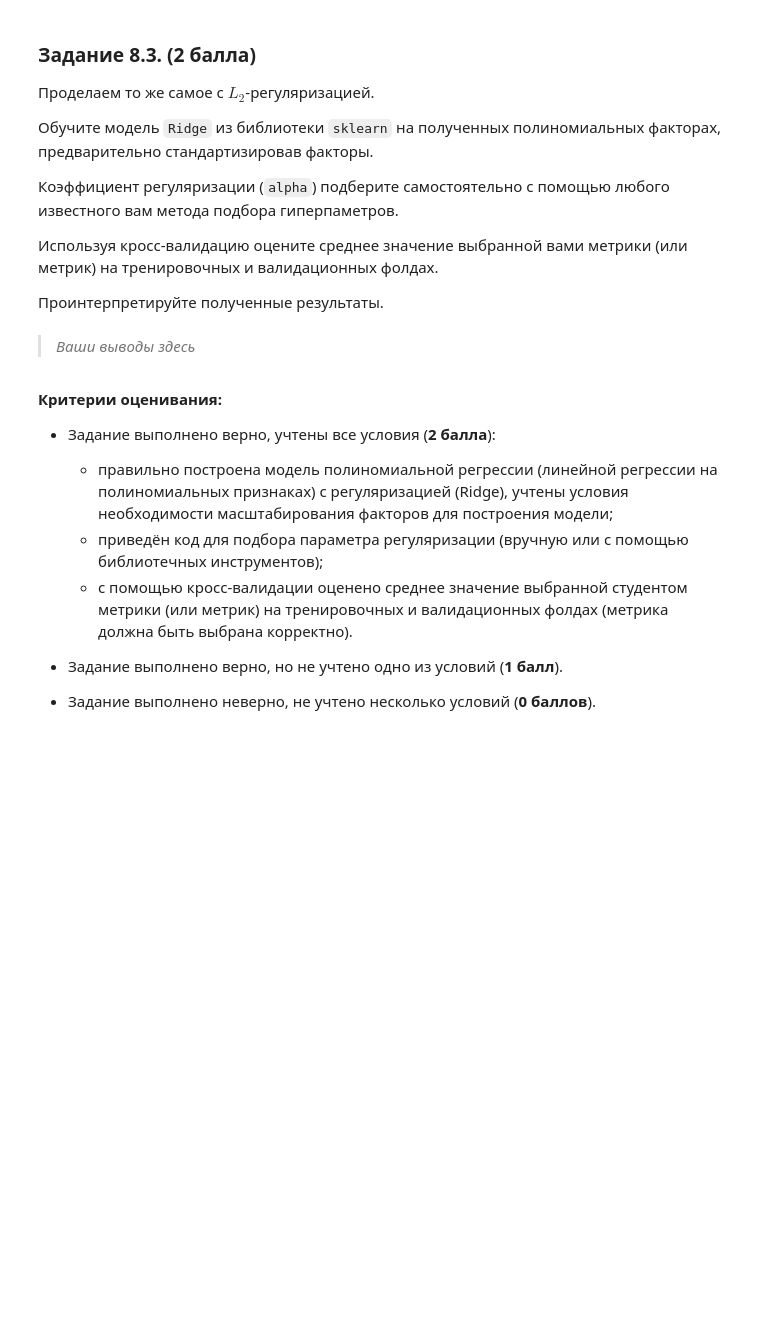
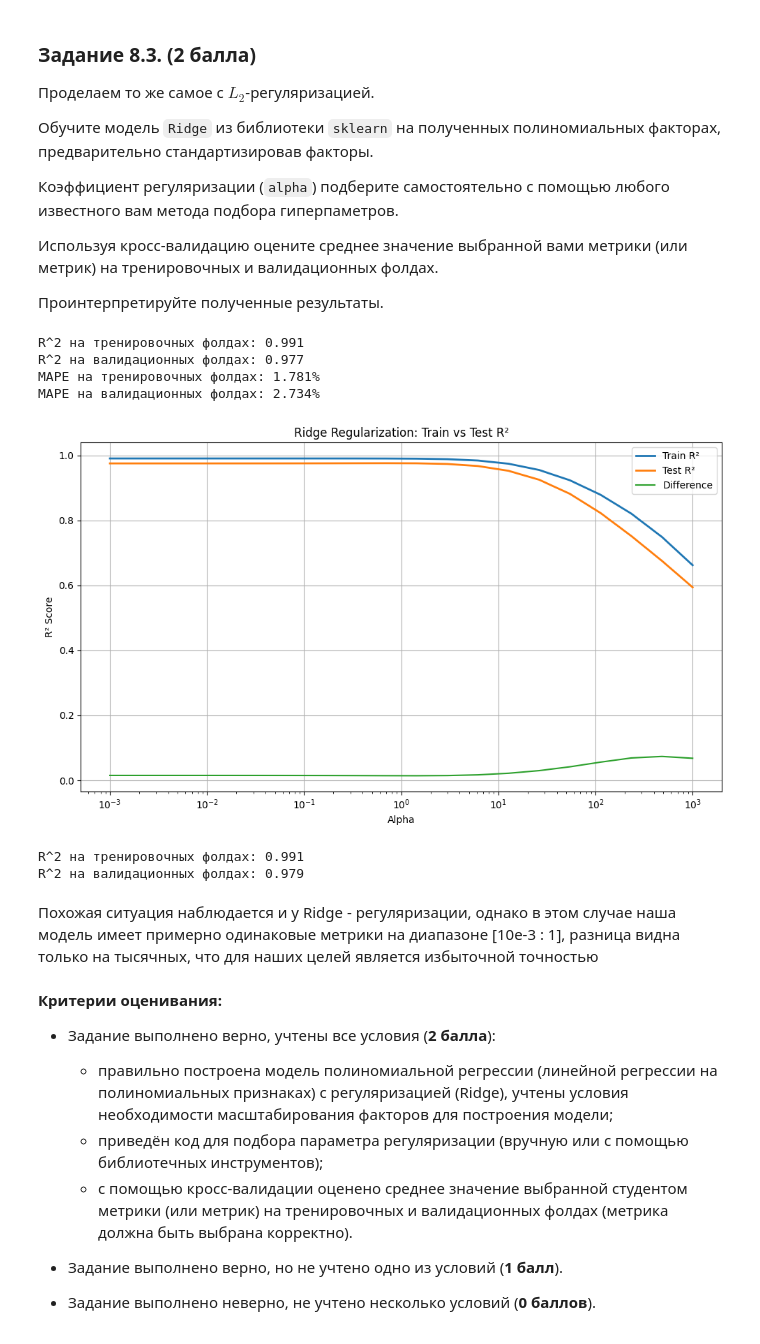
Before and after one commit to AlexKosuhin/SF_data_science, a Jupyter notebook: MATHS/MATH_ML-2._Практика._Ноутбук-шаблон.ipynb, the cells around one changed output. Cells and saved outputs as stored; diff of their text form; code cells hidden in the pictures; blank space fills up the shorter version.

```diff
--- a/MATHS/MATH_ML-2._Практика._Ноутбук-шаблон.ipynb
+++ b/MATHS/MATH_ML-2._Практика._Ноутбук-шаблон.ipynb
@@ -504,9 +645,52 @@ from sklearn.model_selection import cross_validate
 
 Проинтерпретируйте полученные результаты.
 # %%
-# Ваш код здесь
+cv = cross_validate(Ridge(), X=X_poly, y=y,
+                    scoring={'r2' : 'r2', 'neg_mape' : make_scorer(mean_absolute_percentage_error, greater_is_better=False)},
+                    return_train_score=True, cv=5)
+print(f'R^2 на тренировочных фолдах: {np.round(np.mean(cv['train_r2']), 3)}')
+print(f'R^2 на валидационных фолдах: {np.round(np.mean(cv['test_r2']), 3)}')
+print(f'MAPE на тренировочных фолдах: {np.round(np.mean(-cv['train_neg_mape']) * 100, 3)}%')
+print(f'MAPE на валидационных фолдах: {np.round(np.mean(-cv['test_neg_mape']) * 100, 3)}%')
+# %% [output]
+R^2 на тренировочных фолдах: 0.991
+R^2 на валидационных фолдах: 0.977
+MAPE на тренировочных фолдах: 1.781%
+MAPE на валидационных фолдах: 2.734%
+# %%
+# Подберём гиперпараметры:
+l_train = []
+l_test = []
+alphas = np.geomspace(1e-3, 1e3, 20)
+for i in alphas:
+    cv2 = cross_validate(Ridge(alpha=i, max_iter=10000), X=X_poly, y=y, scoring='r2', cv=5, return_train_score=True)
+    l_train.append(np.mean(cv2['train_score']))
+    l_test.append(np.mean(cv2['test_score']))
+
+
+plt.figure(figsize=(10, 6))
+plt.plot(alphas, l_train, label='Train R²', linewidth=2)
+plt.plot(alphas, l_test, label='Test R²', linewidth=2)
+plt.plot(alphas, np.array(l_train) - np.array(l_test), label='Difference')
+plt.xscale('log')
+plt.xlabel('Alpha')
+plt.ylabel('R² Score')
+plt.title('Ridge Regularization: Train vs Test R²')
+plt.legend()
+plt.grid(True)
+plt.tight_layout()
+plt.show()
+# %% [output]
+[figure, added]
+# %%
+cv_r = cross_validate(Lasso(alpha=1, max_iter=10000), X=X_poly, y=y, scoring='r2', cv=5, return_train_score=True)
+print(f'R^2 на тренировочных фолдах: {np.round(np.mean(cv_r['train_score']), 3)}')
+print(f'R^2 на валидационных фолдах: {np.round(np.mean(cv_r['test_score']), 3)}')
+# %% [output]
+R^2 на тренировочных фолдах: 0.991
+R^2 на валидационных фолдах: 0.979
 # %% [markdown]
-> *Ваши выводы здесь*
+Похожая ситуация наблюдается и у Ridge - регуляризации, однако в этом случае наша модель имеет примерно одинаковые метрики на диапазоне [10e-3 : 1], разница видна только на тысячных, что для наших целей является избыточной точностью
 # %% [markdown]
 **Критерии оценивания:**
 
```
Also changed, not shown: parts of 21 cells of this notebook, 3 other files.
